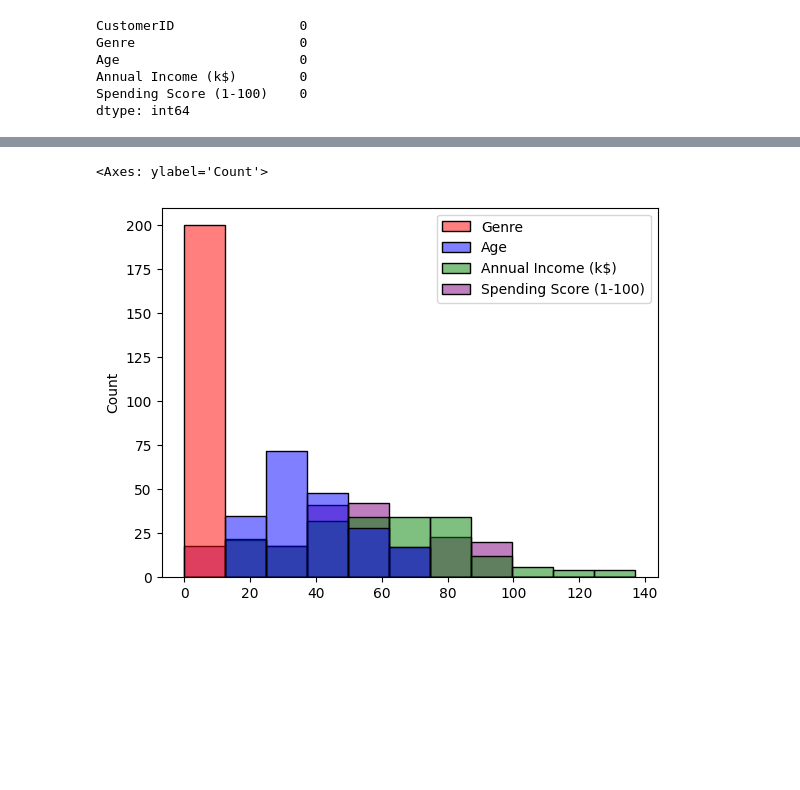
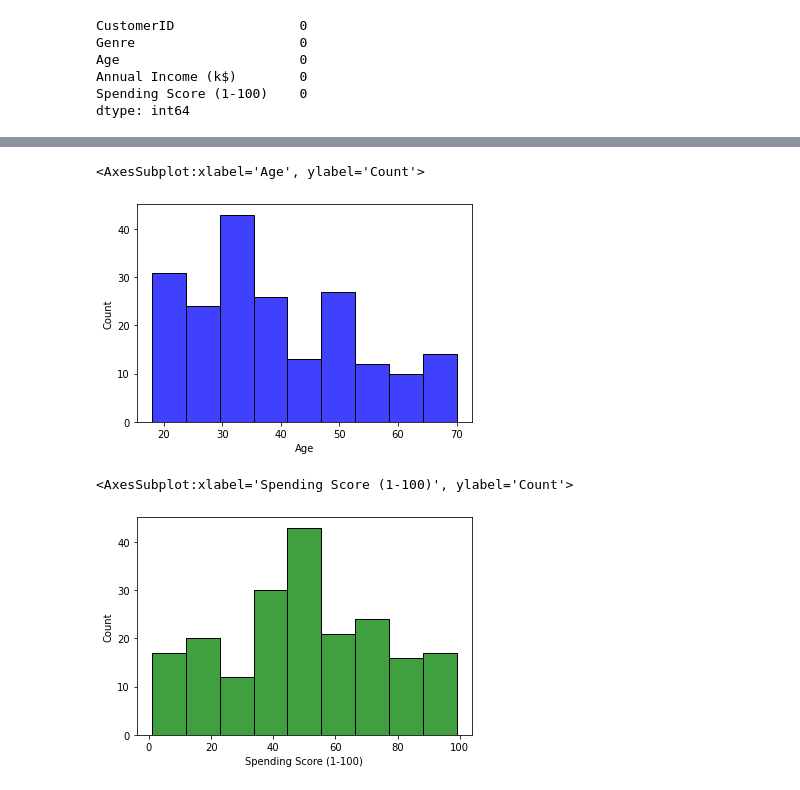
Before and after one commit to AryanParihar0716/TE-IT-ML-Practicals, a Jupyter notebook: Assignment_4.ipynb, the cells around one changed output, grey strips where cells are left out. Saved outputs shown, nothing was run; the diff lists cells and outputs as text; code cells hidden in the pictures; blank space fills up the shorter version.

```diff
--- a/Assignment_4.ipynb
+++ b/Assignment_4.ipynb
@@ -68,10 +68,6 @@ Spending Score (1-100)    0
 dtype: int64
 # %%
 df=df.drop(columns=['CustomerID'])
-# %%
-df.replace({
-    'Genre':{'Male':1,'Female':0}
-},inplace=True)
 # %%
 df
 # %% [output]
@@ -126,5 +116,10 @@ dtype: float64
 # %%
-sns.histplot(df,palette=['red','blue','green','purple'])
+sns.histplot(data=df,x='Age',color='blue')
 # %% [output]
-<Axes: ylabel='Count'>
+<AxesSubplot:xlabel='Age', ylabel='Count'>
-[figure, old version]
+[figure, new version]
+# %%
+sns.histplot(data=df,x='Spending Score (1-100)',color='green')
+# %% [output]
+<AxesSubplot:xlabel='Spending Score (1-100)', ylabel='Count'>
+[figure, added]
```
Also changed, not shown: parts of 29 cells of this notebook.
